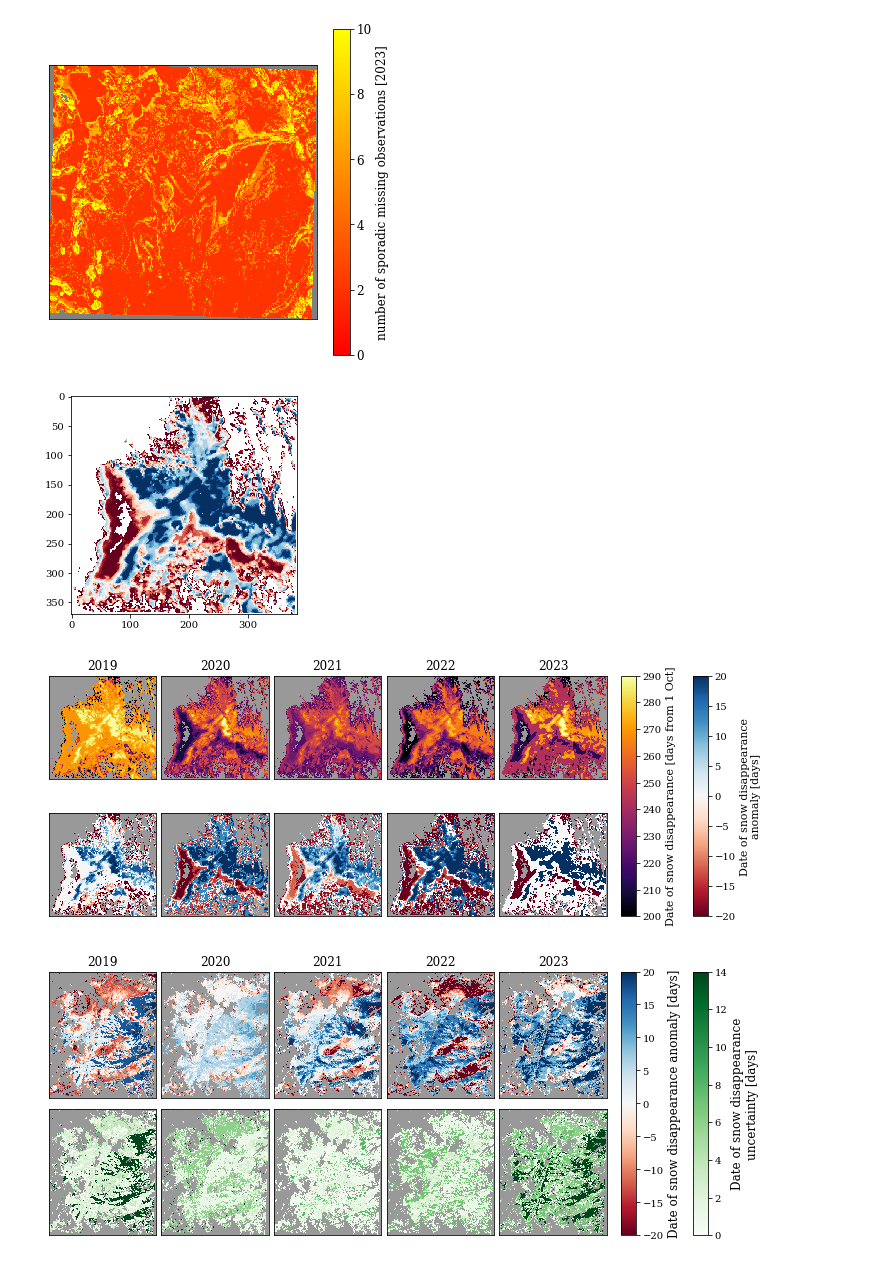
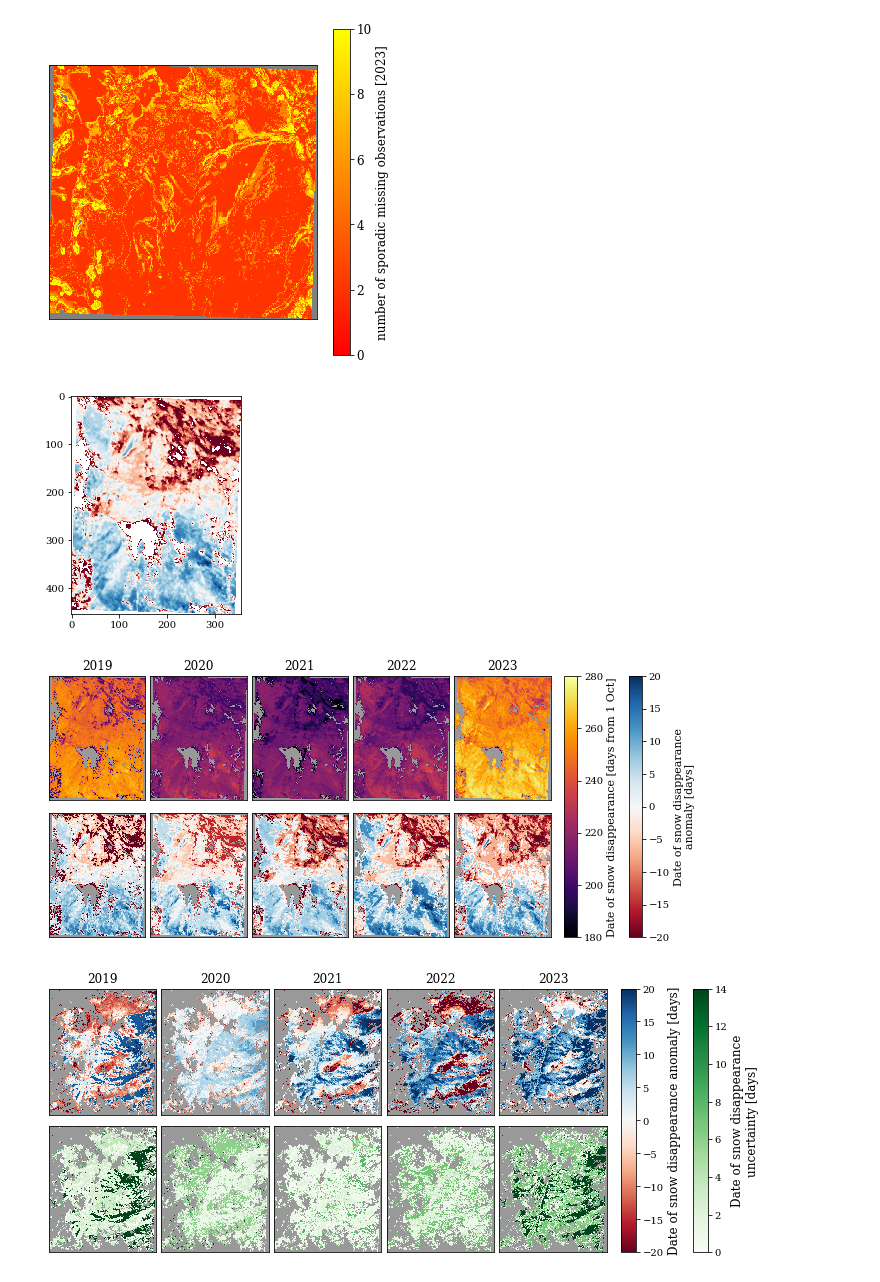
Before and after one commit to jupflug/CSDA_scripts, a Jupyter notebook: 3_process_DSD.ipynb, the cells around one changed output. Cells and saved outputs as stored; diff of their text form; code cells hidden in the pictures.

```diff
--- a/3_process_DSD.ipynb
+++ b/3_process_DSD.ipynb
@@ -19,32 +19,40 @@ year_select = 2021
 # DOMID = 'DPO'
 # DOMID = 'TUM'
 # DOMID = 'TUM'
-# DOMID = '869'
+DOMID = '869'
 # DOMID = '793'
-DOMID = '551'
+# DOMID = '551'
 # DOMID = '737'
 # DOMID = '551'
 # DOMID = 'DAN'
 
-# data_direc = '/Users/jpflug/Documents/Projects/cubesatReanaly/Data/Meadows/GIN/'
-# data_direc = '/Users/jpflug/Documents/Projects/cubesatReanaly/Data/Meadows/STR/'
-# data_direc = '/Users/jpflug/Documents/Projects/cubesatReanaly/Data/Meadows/DPO/'
+# data_direc = '/Users/jpflug/Documents/Projects/cubesatReanaly/Data/Meadows/GIN/self_classified/SCA/'
+# data_direc = '/Users/jpflug/Documents/Projects/cubesatReanaly/Data/Meadows/STR/self_classified/SCA/'
+# data_direc = '/Users/jpflug/Documents/Projects/cubesatReanaly/Data/Meadows/DPO/self_classified/SCA/'
 # data_direc = '/Users/jpflug/Documents/Projects/cubesatReanaly/Data/Meadows/TUM/'
 # data_direc = '/Users/jpflug/Documents/Projects/cubesatReanaly/Data/Meadows/737/'
 # data_direc = '/Users/jpflug/Documents/Projects/cubesatReanaly/Data/Meadows/737/self_classified/SCA/'
-data_direc = '/Users/jpflug/Documents/Projects/cubesatReanaly/Data/Meadows/551/self_classified/SCA/'
+# data_direc = '/Users/jpflug/Documents/Projects/cubesatReanaly/Data/Meadows/551/self_classified/SCA/'
 # data_direc = '/Users/jpflug/Documents/Projects/cubesatReanaly/Data/Meadows/586/'
 # data_direc = '/Users/jpflug/Documents/Projects/cubesatReanaly/Data/Meadows/793/'
-# data_direc = '/Users/jpflug/Documents/Projects/cubesatReanaly/Data/Meadows/869/self_classified/SCA/'
-# data_direc = '/Users/jpflug/Documents/Projects/cubesatReanaly/Data/Meadows/DAN/'
+data_direc = '/Users/jpflug/Documents/Projects/cubesatReanaly/Data/Meadows/869/self_classified/SCA/'
+# data_direc = '/Users/jpflug/Documents/Projects/cubesatReanaly/Data/Meadows/DAN/self_classified/SCA/'
 # drop_idxs_file = data_direc+'drop_idx.txt'
 
 # 737
 # starting_array = [23,11,14,35,43]
 # 869
-# starting_array = [19,7,27,2,17]
+starting_array = [19,7,27,2,17]
 # 551
-starting_array = [18,12,37,37,25]
+# starting_array = [18,12,37,37,25]
+# DAN
+# starting_array = [12,20,15,66,29]
+# DPO
+# starting_array = [21,30,27,81,65]
+# GIN
+# starting_array = [5,29,13,40,12]
+# STR
+# starting_array = [16,26,25,84,20]
 # %%
 def DSD_index(year,files):
     # instantiate
@@ -310,13 +355,13 @@ ds_temp = ds.copy(deep=True)
 ds_temp['band_data'][0,:,:] = np.mean(dsd_anomaly_saver,axis=0)
 ds_temp['band_data'].rio.to_raster(data_direc+'avgDSD_anomaly.tif')
 # %% [output]
-[figure, old version]
+[figure, new version]
 # %%
 from mpl_toolkits.axes_grid1 import make_axes_locatable
 
 mask = np.sum(dsd_saver,axis=0)
 
-fg,ax = plt.subplots(2,len(years),figsize=(10,5),
+fg,ax = plt.subplots(2,len(years),figsize=(9,5),
                      sharex='col', sharey='row', gridspec_kw={'height_ratios': [1, 1],'hspace': 0.02, 'wspace': 0.05})
 # fg,ax = plt.subplots(2,len(years),figsize=(8,5),
 #                      sharex='col', sharey='row', gridspec_kw={'height_ratios': [1, 1],'hspace': 0.02, 'wspace': 0.05})
@@ -336,36 +381,36 @@ for idx,year in enumerate(years):
     data = dsd_saver[idx,:,:]
     data[np.isnan(mask)] = np.nan
     try:
-        out2 = ax[0,idx].imshow(data,vmin=200,vmax=290,interpolation='none',cmap='inferno')
+        out2 = ax[0,idx].imshow(data,vmin=180,vmax=280,interpolation='none',cmap='inferno')
     except:
         out2 = ax[0].imshow(data,vmin=0,vmax=14,interpolation='none',cmap='Greens')
 
 # try:
 #     ax[0,0].set_ylabel('Date of snow\ndisappearance\nanomaly [days]',fontsize=13)
 #     ax[1,0].set_ylabel('Date of snow\ndisappearance\nuncertainty [days]',fontsize=13)
 # except:
 #     ax[0].set_ylabel('Date of snow\ndisappearance\nanomaly [days]',fontsize=13)
 #     ax[1].set_ylabel('Date of snow\ndisappearance\nuncertainty [days]',fontsize=13)
 
 for axx in np.ravel(ax):
     axx.set_xticks([])
     axx.set_yticks([])
     axx.set_facecolor([0.6,0.6,0.6])
 
 pos_bott = ax[1,-1].get_position()
 pos_top = ax[0,-1].get_position()
 
 cax1 = fg.add_axes([pos_bott.x1 + 0.02,pos_bott.y0,0.02,pos_top.y1-pos_bott.y0])
 cbar1 = fg.colorbar(out2, cax=cax1, orientation='vertical')
 cbar1.set_label('Date of snow disappearance [days from 1 Oct]',fontsize=11)
 
 cax2 = fg.add_axes([pos_bott.x1 + 0.12,pos_bott.y0,0.02,pos_top.y1-pos_bott.y0])
 cbar2 = fg.colorbar(out1, cax=cax2, orientation='vertical')
 cbar2.set_label('Date of snow disappearance\nanomaly [days]',fontsize=11)
 
 fg.savefig('/Users/jpflug/Documents/Projects/cubesatReanaly/ppts/figs/'+DOMID+'_DSDmaps.svg',format='svg',bbox_inches='tight',dpi=1200)
 # %% [output]
-[figure, old version]
+[figure, new version]
 # %%
 from mpl_toolkits.axes_grid1 import make_axes_locatable
 
```
Also changed, not shown: parts of 14 cells of this notebook, 2 other files.
